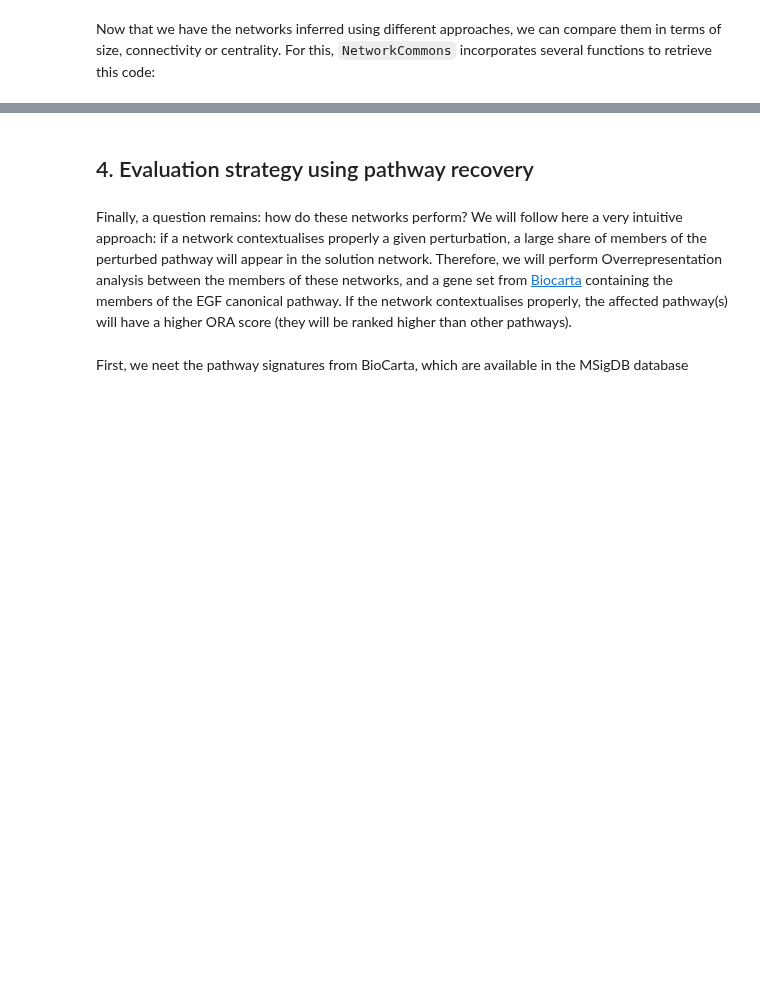
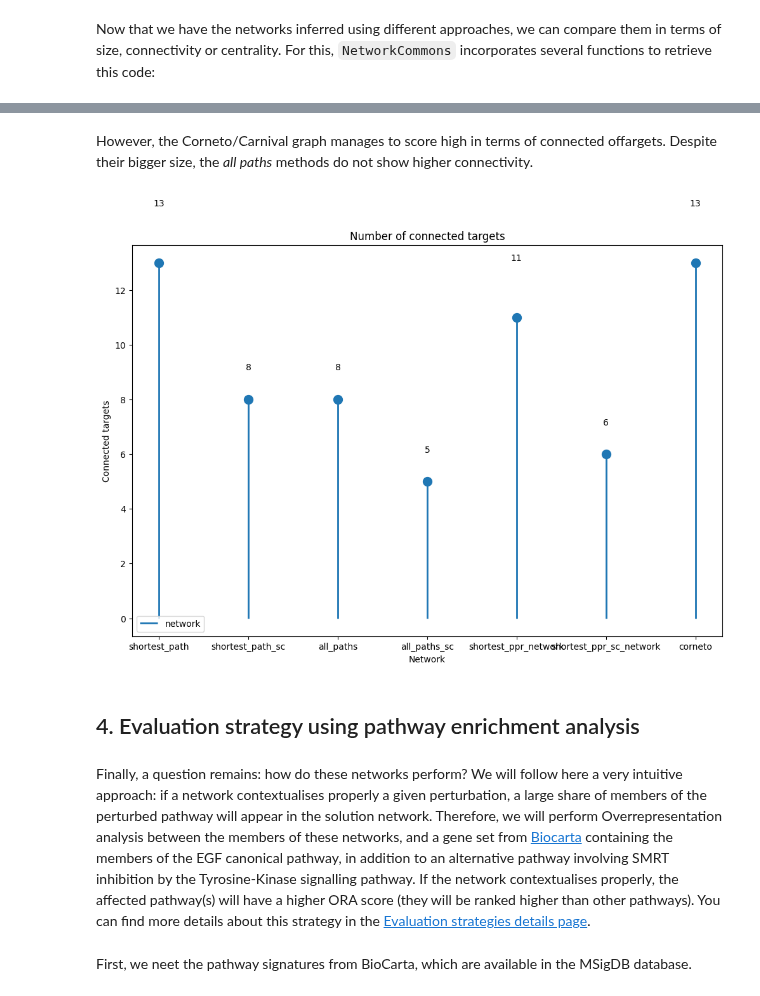
Before and after one commit to saezlab/networkcommons, a Jupyter notebook: docs/src/vignettes/1_offtarget_panacea.ipynb, the cells around one changed output, grey strips where cells are left out. Drawn from its saved outputs; the diff is of its cells as text; code cells hidden in the pictures; blank space fills up the shorter version.

```diff
--- a/docs/src/vignettes/1_offtarget_panacea.ipynb
+++ b/docs/src/vignettes/1_offtarget_panacea.ipynb
@@ -219,9 +239,15 @@ Now, we can have a look at different topological metrics. For example, we see th
+# %% [markdown]
+However, the Corneto/Carnival graph manages to score high in terms of connected offargets. Despite their bigger size, the *all paths* methods do not show higher connectivity.
+# %%
+nc.visual.lollipop_plot(metrics, 'network', 'Connected targets', orientation='vertical', color_palette='tab10', size=10, linewidth=2, marker='o', title='Number of connected targets', render=True)
+# %% [output]
+[figure, added]
 # %% [markdown]
-## 4. Evaluation strategy using pathway recovery
+## 4. Evaluation strategy using pathway enrichment analysis
 # %% [markdown]
-Finally, a question remains: how do these networks perform? We will follow here a very intuitive approach: if a network contextualises properly a given perturbation, a large share of members of the perturbed pathway will appear in the solution network. Therefore, we will perform Overrepresentation analysis between the members of these networks, and a gene set from [Biocarta](https://www.gsea-msigdb.org/gsea/msigdb/cards/BIOCARTA_EGF_PATHWAY) containing the members of the EGF canonical pathway. If the network contextualises properly, the affected pathway(s) will have a higher ORA score (they will be ranked higher than other pathways).
+Finally, a question remains: how do these networks perform? We will follow here a very intuitive approach: if a network contextualises properly a given perturbation, a large share of members of the perturbed pathway will appear in the solution network. Therefore, we will perform Overrepresentation analysis between the members of these networks, and a gene set from [Biocarta](https://www.gsea-msigdb.org/gsea/msigdb/cards/BIOCARTA_EGF_PATHWAY) containing the members of the EGF canonical pathway, in addition to an alternative pathway involving SMRT inhibition by the Tyrosine-Kinase signalling pathway. If the network contextualises properly, the affected pathway(s) will have a higher ORA score (they will be ranked higher than other pathways). You can find more details about this strategy in the [Evaluation strategies details page](../benchmarks.html#pathway-enrichment-analysis).
 # %% [markdown]
-First, we neet the pathway signatures from BioCarta, which are available in the MSigDB database
+First, we neet the pathway signatures from BioCarta, which are available in the MSigDB database.
 # %%
 signatures = dc.get_resource('MSigDB', organism='human')
 biocarta_elements = signatures[signatures['collection'] == 'biocarta_pathways']
```
Also changed, not shown: parts of 20 cells of this notebook, 1 other file.
